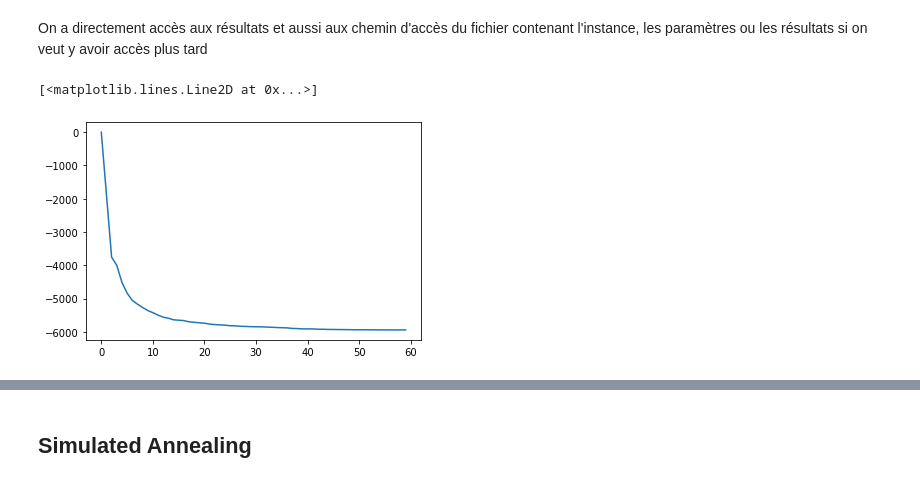
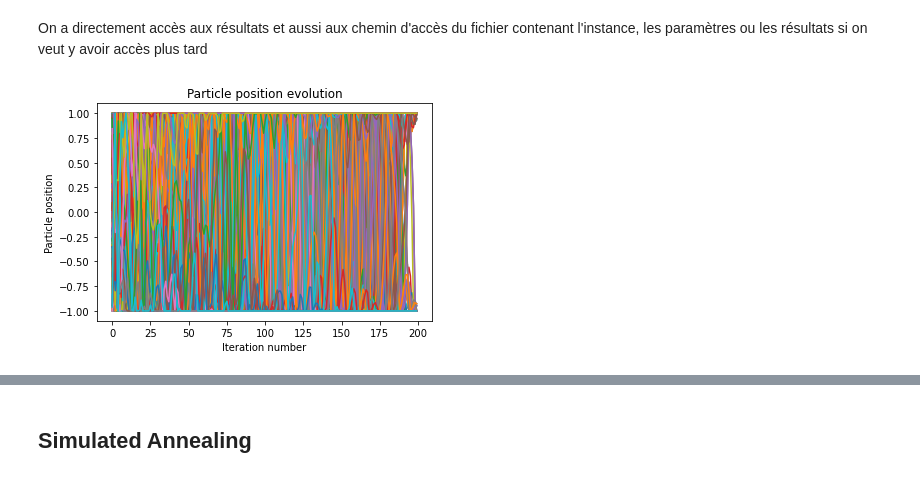
Before and after one commit to NESRINE202/SB_Algorithm_applications, a Jupyter notebook: SAvsSB_max-cut.ipynb, the cells around one changed output, grey strips where cells are left out. Cells and saved outputs as stored; diff of their text form; code cells hidden in the pictures.

```diff
--- a/SAvsSB_max-cut.ipynb
+++ b/SAvsSB_max-cut.ipynb
@@ -37,7 +37,7 @@ H = np.zeros(size)
 # %% [markdown]
 ## Simulation avec des paramètres choisis
 # %%
-n_itterations=1200
+n_itterations=200
 
 def a(self, t):
     a0=0
@@ -52,19 +52,27 @@ def temperature(self, t):
     tau = n_itterations/1
     # temp = 10*(1-np.exp(-1/tau*(t-1)))
     temp = 0.01*np.log(10*t)
-    # return temp
-    return 0
+    temp = 0.01*t
+    return temp
+    # return 0
 
 def step_func(self, t):
     return 100*np.exp(-10**(-3)*(t-1))
 # %%
-
-states, energies, biffurcation_rate, path = computing.compute_single_instance(instance_size=size, step=0.5, n_itterations=n_itterations, n_cond_init=800, J=J, H=H, savetofile=False, temperature=temperature, a=a, stopping_criterion=0.001, save_history=False)
+states, energies, last_energies, biffurcation_rate, path = computing.compute_single_instance(instance_size=size, step=0.5, n_itterations=n_itterations, n_cond_init=400, J=J, H=H, savetofile=False, temperature=temperature, a=a, stopping_criterion=0.01, save_history=True)
 # %% [markdown]
 On a directement accès aux résultats et aussi aux chemin d'accès du fichier contenant l'instance, les paramètres ou les résultats si on veut y avoir accès plus tard
-# %%
-plt.plot(energies)
-# %% [output]
-[<matplotlib.lines.Line2D at 0x...>]
-[figure, removed]
+# %%
+speeds = states[:, :, :, 1]
+positions = states[:, :, :, 0]
+n_cond_init, n_particle,  n_iterration = speeds.shape
+abcisses = np.arange(n_iterration)
+
+for i in range(n_particle):
+    plt.plot(abcisses, positions[1, i, :])
+    plt.xlabel("Iteration number")
+    plt.ylabel("Particle position")
+    plt.title("Particle position evolution")
+# %% [output]
+[figure, added]
 # %%
```
Also changed, not shown: parts of 18 cells of this notebook, 4 other files.
